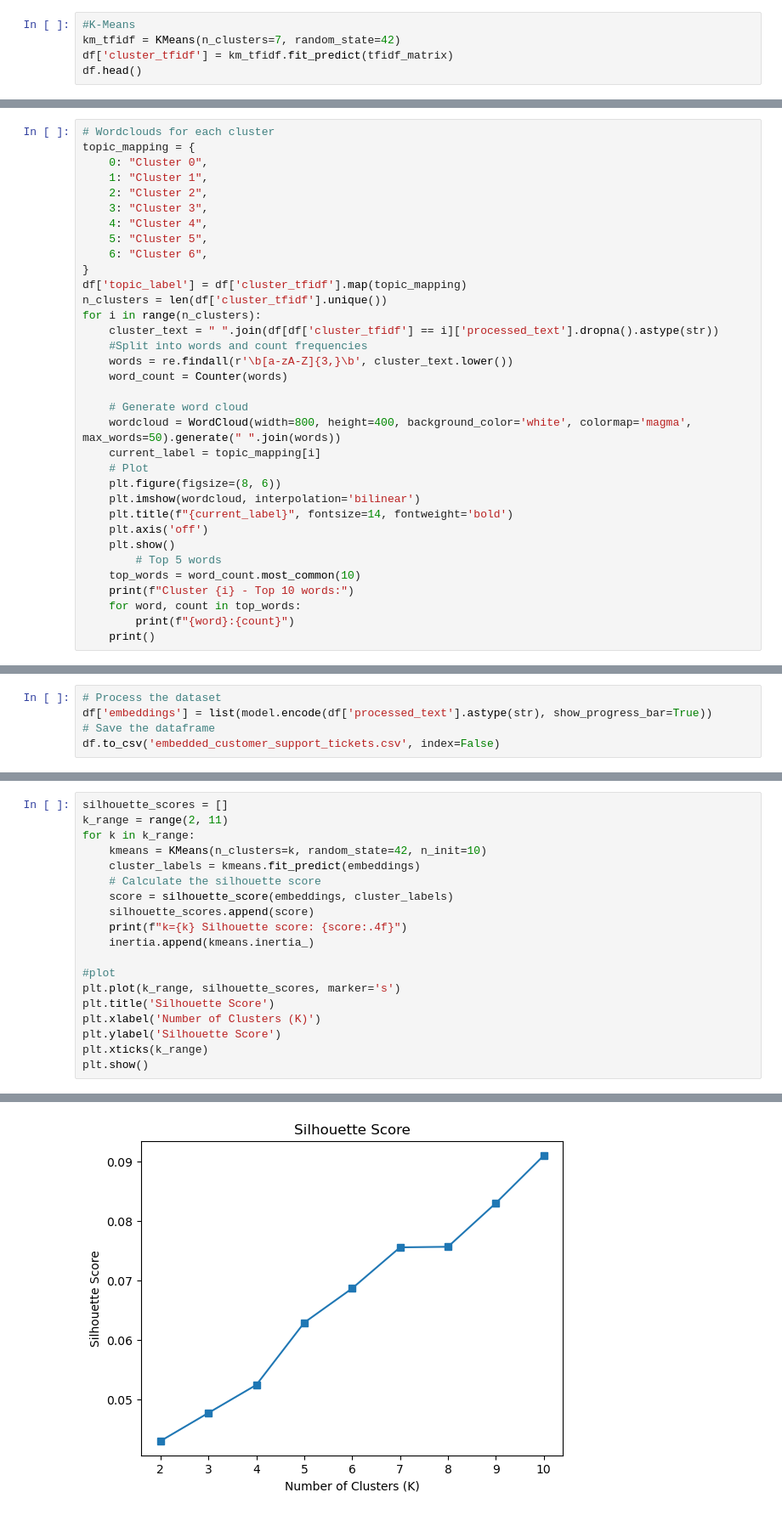
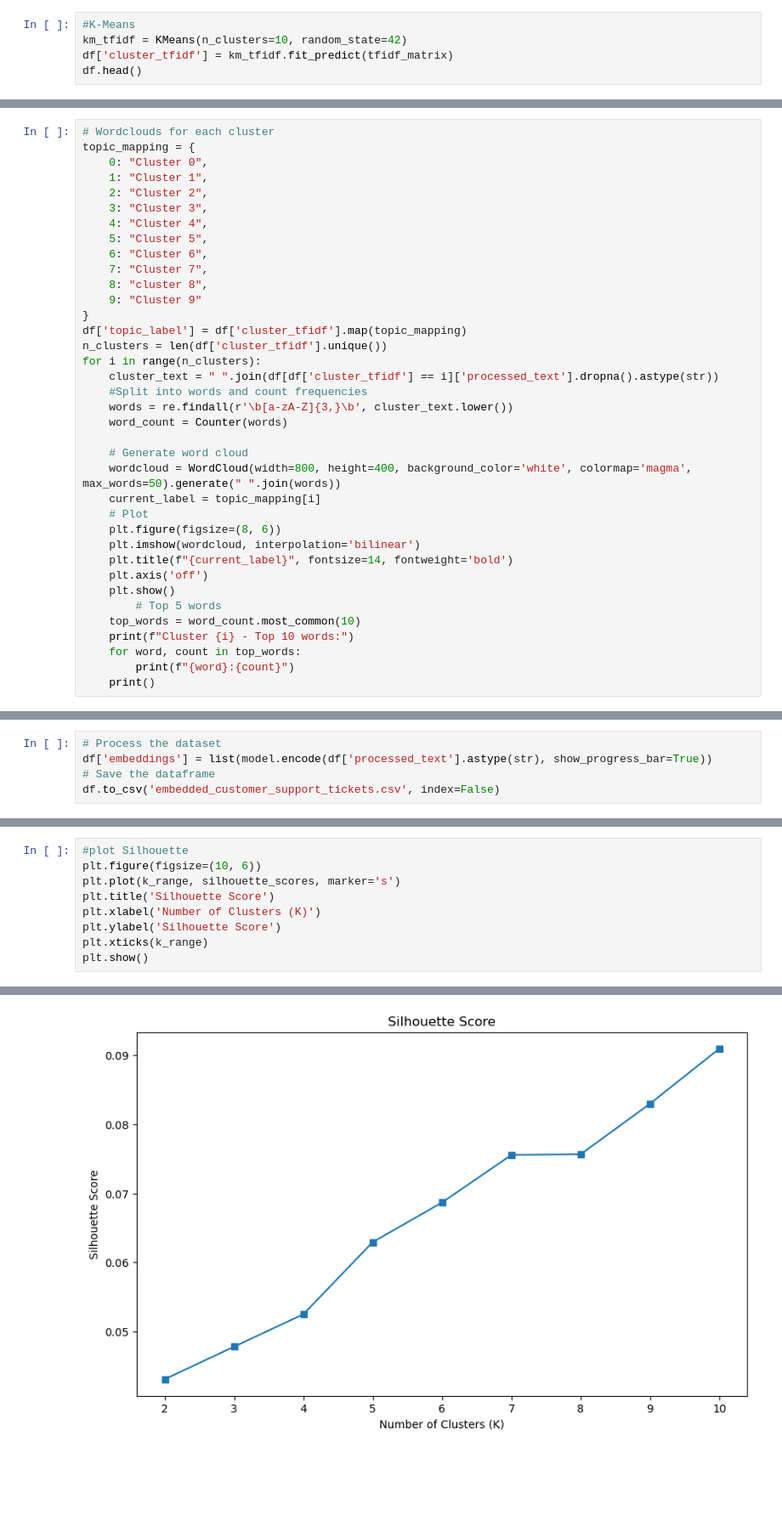
Before and after one commit to Razan-88/TextAnalytics-CW-Task4, a Jupyter notebook: research_notebooks/TFIDF_SentenceEmbeddings_KMeans.ipynb, the cells around one changed output, grey strips where cells are left out. Shown at 85% size. Saved outputs shown, nothing was run; the diff lists cells and outputs as text; blank space fills up the shorter version.

```diff
--- a/research_notebooks/TFIDF_SentenceEmbeddings_KMeans.ipynb
+++ b/research_notebooks/TFIDF_SentenceEmbeddings_KMeans.ipynb
@@ -59,7 +59,7 @@ tfidf = TfidfVectorizer(max_features=1000, min_df=2, max_df=0.5, ngram_range=(1,
 tfidf_matrix = tfidf.fit_transform(df['processed_text'].fillna(''))
 # %%
 #K-Means
-km_tfidf = KMeans(n_clusters=7, random_state=42)
+km_tfidf = KMeans(n_clusters=10, random_state=42)
 df['cluster_tfidf'] = km_tfidf.fit_predict(tfidf_matrix)
 df.head()
 # %% [output]
@@ -92,6 +95,9 @@ topic_mapping = {
     4: "Cluster 4",
     5: "Cluster 5",
     6: "Cluster 6",
+    7: "Cluster 7",
+    8: "cluster 8",
+    9: "Cluster 9"
 }
 df['topic_label'] = df['cluster_tfidf'].map(topic_mapping)
 n_clusters = len(df['cluster_tfidf'].unique())
@@ -402,18 +381,8 @@ k=9 | Silhouette: 0.0830 | Inertia: 5317.17
 k=10 | Silhouette: 0.0910 | Inertia: 5209.62
 [figure]
 # %%
-silhouette_scores = []
-k_range = range(2, 11)
-for k in k_range:
-    kmeans = KMeans(n_clusters=k, random_state=42, n_init=10)
-    cluster_labels = kmeans.fit_predict(embeddings)
-    # Calculate the silhouette score
-    score = silhouette_score(embeddings, cluster_labels)
-    silhouette_scores.append(score)
-    print(f"k={k} Silhouette score: {score:.4f}")
-    inertia.append(kmeans.inertia_)
-
-#plot
+#plot Silhouette
+plt.figure(figsize=(10, 6))
 plt.plot(k_range, silhouette_scores, marker='s')
 plt.title('Silhouette Score')
 plt.xlabel('Number of Clusters (K)')
@@ -433 +393 @@ k=10 Silhouette score: 0.0910
-[figure, old version]
+[figure, new version]
```
Also changed, not shown: parts of 6 cells of this notebook.
